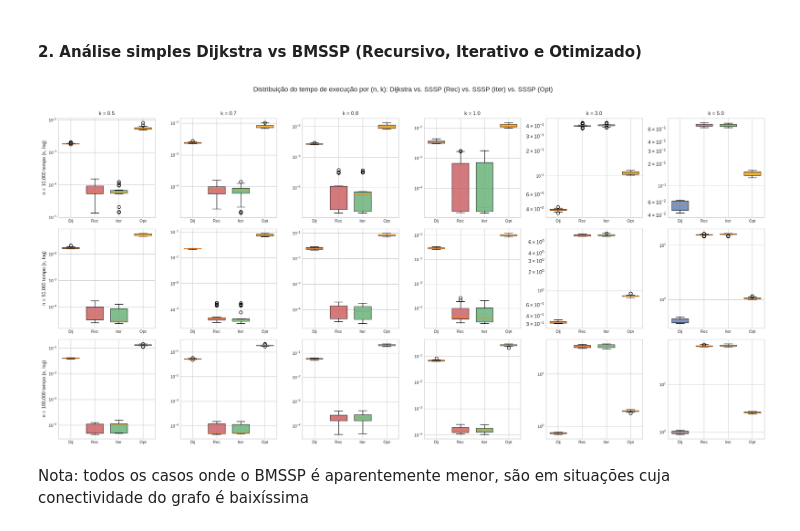
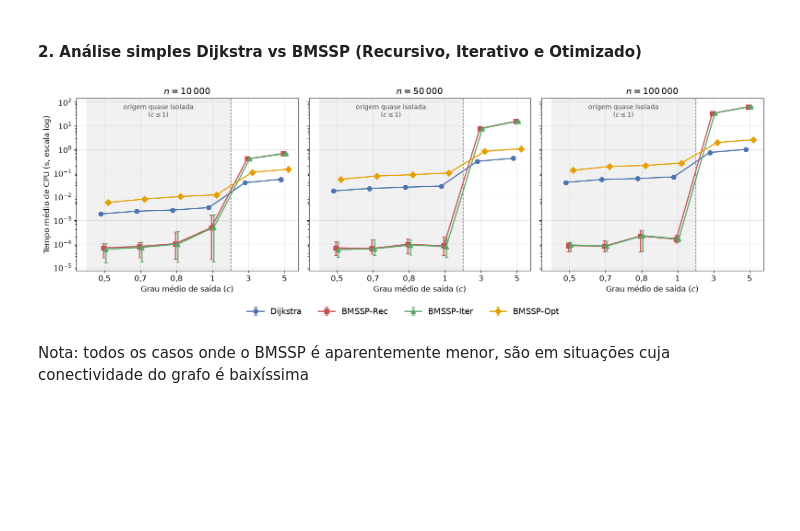
Before and after one commit to erick1-618/tcc_graphs, a Jupyter notebook: notebooks/lote4-analise.ipynb, the cells around one changed output. Saved outputs shown, nothing was run; the diff lists cells and outputs as text; code cells hidden in the pictures; blank space fills up the shorter version.

Commit message:
fix: ajuste do gráfico de tempos para grafos aleatórios

```diff
--- a/notebooks/lote4-analise.ipynb
+++ b/notebooks/lote4-analise.ipynb
@@ -63,53 +63,34 @@ tabela_corretude[['experimento', 'algorithm', 'total_execucoes', 'taxa_acerto',
 # %% [markdown]
 #### 2. Análise simples Dijkstra vs BMSSP (Recursivo, Iterativo e Otimizado)
 # %%
+# Tempo médio de CPU por grau médio (c), um painel por n. Barras: mínimo e máximo entre os 5 grafos.
 df = random_test
-
-n_vals = sorted(df['num_vertices'].unique())
-k_vals = sorted(df['avg_degree_k'].unique())
-algoritmos = ['dijkstra', 'sssp_duan_et_al', 'sssp_duan_et_al_iter', 'sssp_duan_et_al_opt']
-colors = {
-    'dijkstra': '#4C72B0',
-    'sssp_duan_et_al': '#C44E52',
-    'sssp_duan_et_al_iter': '#55A868',
-    'sssp_duan_et_al_opt': '#E69F00'
-}
-labels_map = {
-    'dijkstra': 'Dijkstra',
-    'sssp_duan_et_al': 'SSSP (Duan et al.)',
-    'sssp_duan_et_al_iter': 'SSSP (Iterativo)',
-    'sssp_duan_et_al_opt': 'SSSP (Otimizado)'
-}
-
-plt.style.use('seaborn-v0_8-whitegrid')
-fig, axes = plt.subplots(len(n_vals), len(k_vals), figsize=(3.3*len(k_vals), 3.2*len(n_vals)), sharex=False)
-
-for i, n in enumerate(n_vals):
-    for j, k in enumerate(k_vals):
-        ax = axes[i, j]
-        sub = df[(df['num_vertices'] == n) & (df['avg_degree_k'] == k)]
-
-        data = [sub[sub['algorithm'] == algo]['execution_time'].values
-                for algo in algoritmos]
-        bp = ax.boxplot(data, patch_artist=True, widths=0.7,
-                         tick_labels=['Dij', 'Rec', 'Iter', 'Opt'])
-        for patch, algo in zip(bp['boxes'], algoritmos):
-            patch.set_facecolor(colors[algo])
-            patch.set_alpha(0.75)
-
-        ax.set_yscale('log')
-        if i == 0:
-            ax.set_title(f'c = {k}', fontsize=10)
-        if j == 0:
-            ax.set_ylabel(f'n = {n:,} tempo (s, log)', fontsize=9)
-        ax.tick_params(axis='both', labelsize=8)
-
-fig.suptitle('Distribuição do tempo de execução por (n, c): Dijkstra vs. SSSP (Rec) vs. SSSP (Iter) vs. SSSP (Opt)',
-             fontsize=13, y=1.02)
-plt.tight_layout()
+g = df.groupby(['num_vertices', 'avg_degree_k', 'graph', 'algorithm'])['execution_time'].mean().reset_index()
+agg = g.groupby(['num_vertices', 'avg_degree_k', 'algorithm'])['execution_time'].agg(['mean', 'min', 'max']).reset_index()
+algs = [('dijkstra', 'Dijkstra', '#4C72B0', 'o'), ('sssp_duan_et_al', 'BMSSP-Rec', '#C44E52', 's'),
+        ('sssp_duan_et_al_iter', 'BMSSP-Iter', '#55A868', '^'), ('sssp_duan_et_al_opt', 'BMSSP-Opt', '#E69F00', 'D')]
+cs = sorted(df.avg_degree_k.unique()); ns_ = sorted(df.num_vertices.unique())
+x = np.arange(len(cs))
+plt.rcParams.update({'font.size': 12})
+fig, axes = plt.subplots(1, 3, figsize=(16, 5.2), sharey=True)
+for ax, n in zip(axes, ns_):
+    ax.axvspan(-0.5, 3.5, color='#999999', alpha=0.13, lw=0)
+    for i, (k, lab, col, mk) in enumerate(algs):
+        s = agg[(agg.num_vertices == n) & (agg.algorithm == k)].set_index('avg_degree_k').loc[cs]
+        ax.errorbar(x + (i - 1.5) * 0.07, s['mean'], yerr=[s['mean'] - s['min'], s['max'] - s['mean']],
+                    color=col, marker=mk, ms=7, lw=1.8, capsize=3, label=lab)
+    ax.set_yscale('log'); ax.set_xticks(x); ax.set_xticklabels([f'{c:g}'.replace('.', ',') for c in cs])
+    ax.set_title(f'$n = {n:,}$'.replace(',', '\\,'), fontsize=14)
+    ax.set_xlabel('Grau médio de saída ($c$)'); ax.grid(True, which='major', alpha=.35)
+    ax.text(1.5, 0.97, 'origem quase isolada\n($c \\leq 1$)', transform=ax.get_xaxis_transform(), ha='center', va='top', fontsize=10, color='#444444')
+    ax.axvline(3.5, color='#666666', ls='--', lw=1)
+axes[0].set_ylabel('Tempo médio de CPU (s, escala log)')
+h, l = axes[0].get_legend_handles_labels()
+fig.legend(h, l, loc='lower center', ncol=4, frameon=False, fontsize=13, bbox_to_anchor=(0.5, -0.02))
+plt.tight_layout(rect=(0, 0.07, 1, 1))
 plt.show()
 # %% [output]
-[figure, old version]
+[figure, new version]
 # %% [markdown]
 Nota: todos os casos onde o BMSSP é aparentemente menor, são em situações cuja conectividade do grafo é baixíssima
 # %%
```
